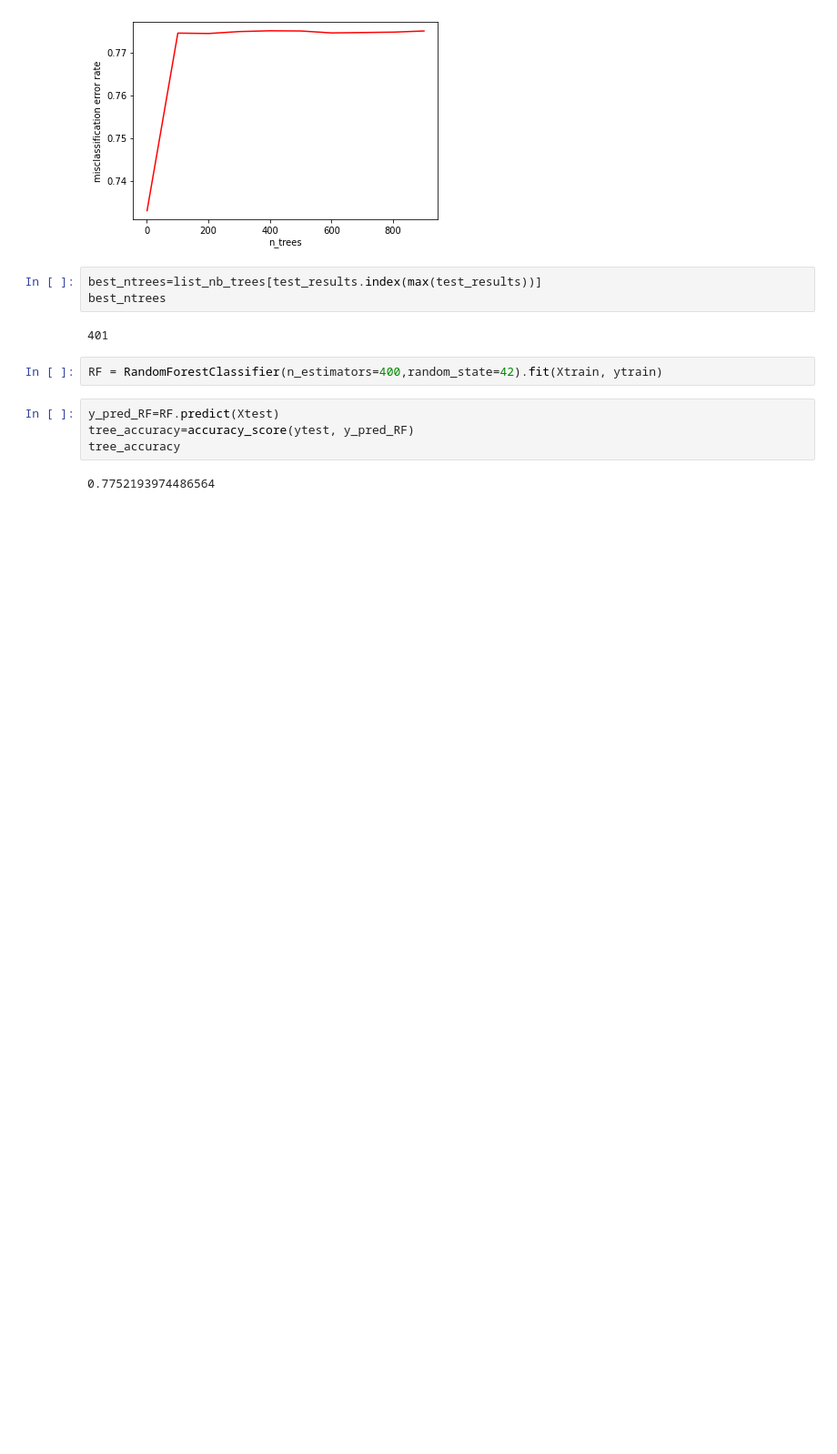
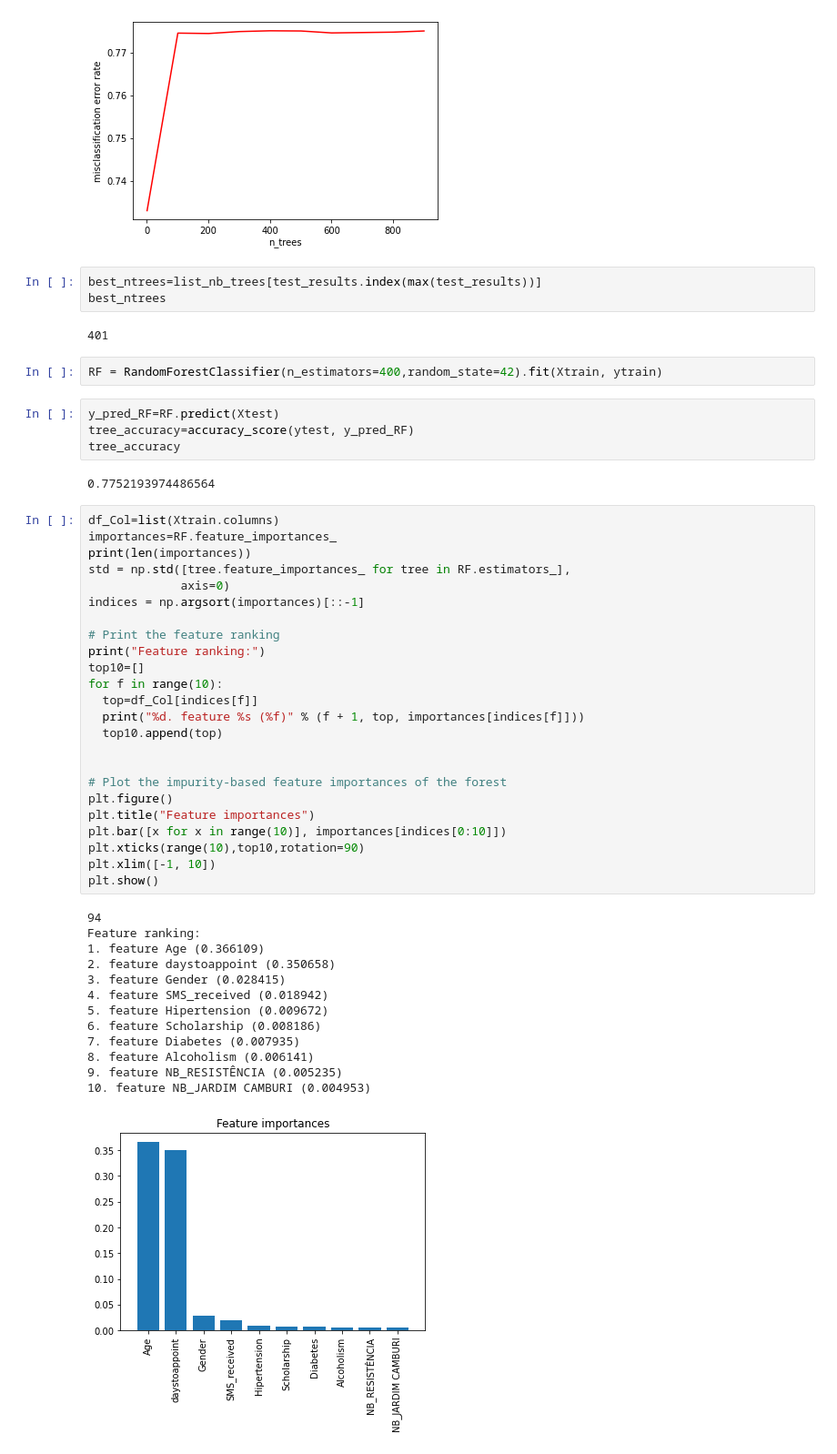
Before and after one commit to HanjunHeatherLi/Clinical_no_show_project, a Jupyter notebook: project_1.ipynb, the cells around one changed output. Shown at 91% size. Saved outputs shown, nothing was run; the diff lists cells and outputs as text; blank space fills up the shorter version.

```diff
--- a/project_1.ipynb
+++ b/project_1.ipynb
@@ -246,3 +246,41 @@ tree_accuracy=accuracy_score(ytest, y_pred_RF)
 tree_accuracy
 # %% [output]
 0.7752193974486564
+# %%
+df_Col=list(Xtrain.columns)
+importances=RF.feature_importances_
+print(len(importances))
+std = np.std([tree.feature_importances_ for tree in RF.estimators_],
+             axis=0)
+indices = np.argsort(importances)[::-1]
+
+# Print the feature ranking
+print("Feature ranking:")
+top10=[]
+for f in range(10):
+  top=df_Col[indices[f]]
+  print("%d. feature %s (%f)" % (f + 1, top, importances[indices[f]]))
+  top10.append(top)
+
+
+# Plot the impurity-based feature importances of the forest
+plt.figure()
+plt.title("Feature importances")
+plt.bar([x for x in range(10)], importances[indices[0:10]])
+plt.xticks(range(10),top10,rotation=90)
+plt.xlim([-1, 10])
+plt.show()
+# %% [output]
+94
+Feature ranking:
+1. feature Age (0.366109)
+2. feature daystoappoint (0.350658)
+3. feature Gender (0.028415)
+4. feature SMS_received (0.018942)
+5. feature Hipertension (0.009672)
+6. feature Scholarship (0.008186)
+7. feature Diabetes (0.007935)
+8. feature Alcoholism (0.006141)
+9. feature NB_RESISTÊNCIA (0.005235)
+10. feature NB_JARDIM CAMBURI (0.004953)
+[figure, added]
```
Also changed, not shown: parts of 1 cell of this notebook.
